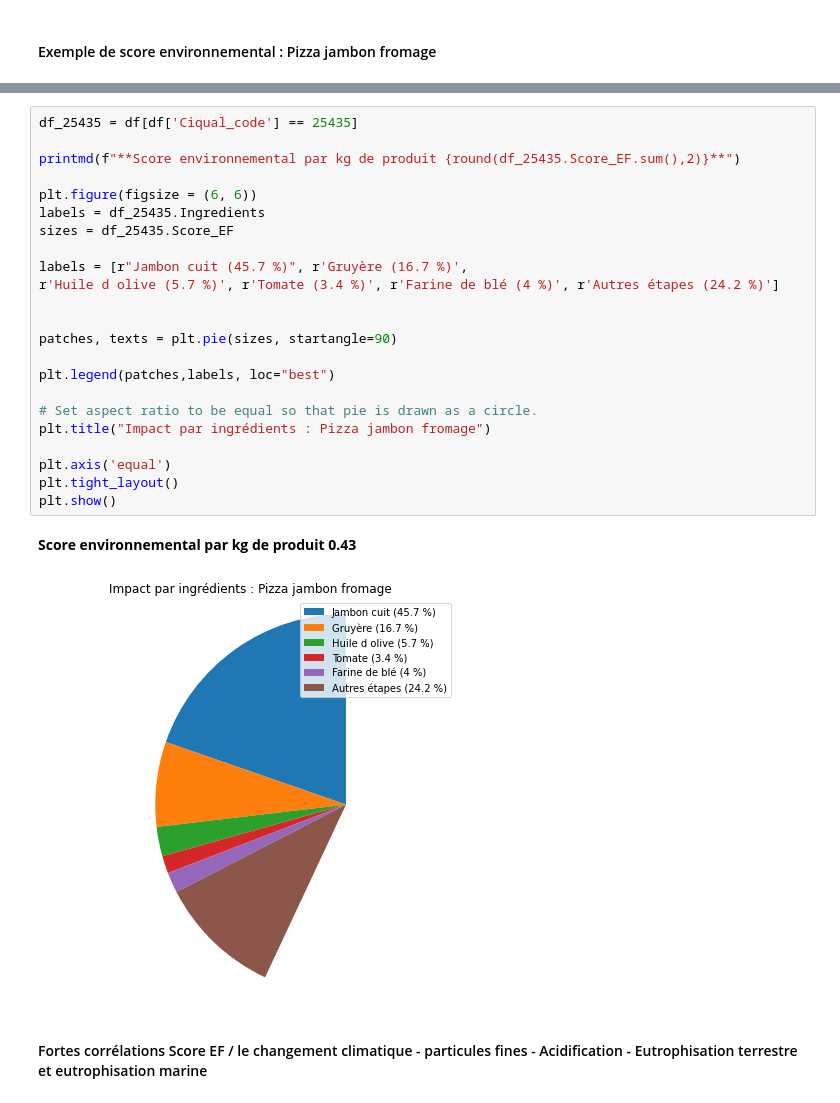
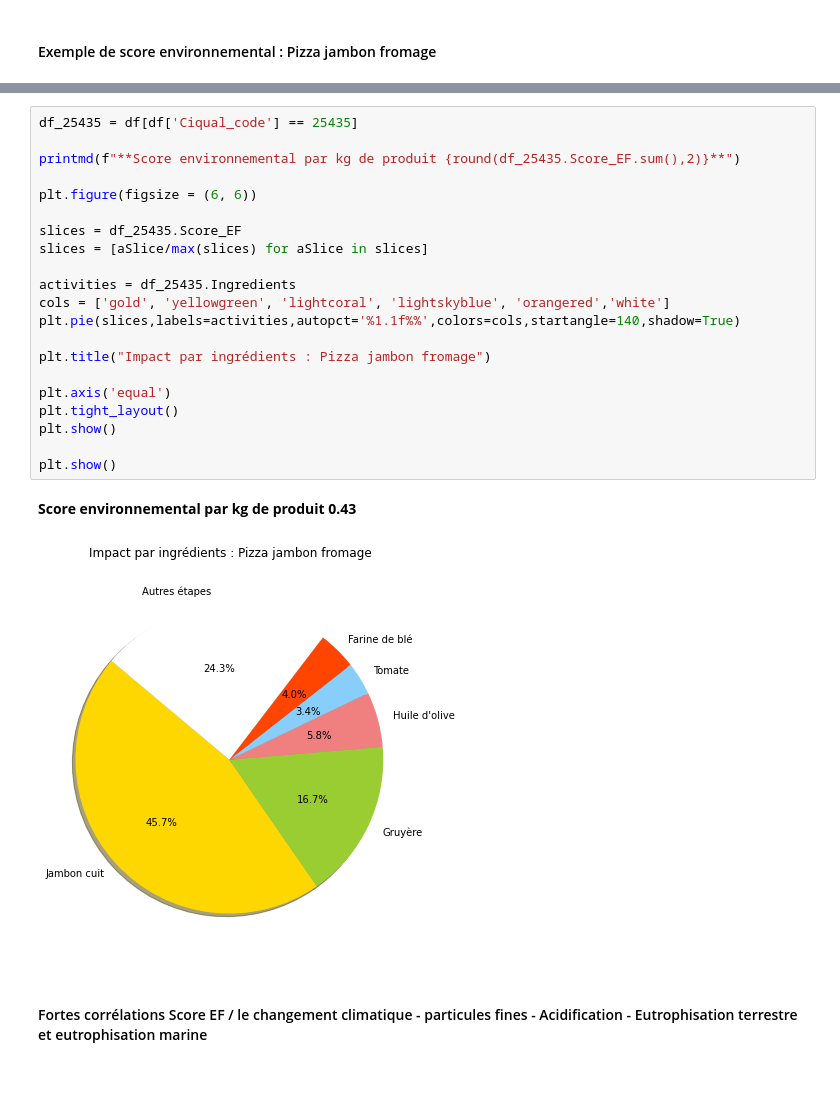
Before and after one commit to pattypooh/agribalyse, a Jupyter notebook: notebooks/01-mbe-eda - Agribalyse.ipynb, the cells around one changed output, grey strips where cells are left out. Drawn from its saved outputs; the diff is of its cells as text.

```diff
--- a/notebooks/01-mbe-eda - Agribalyse.ipynb
+++ b/notebooks/01-mbe-eda - Agribalyse.ipynb
@@ -111,28 +121,26 @@ df_25435.Ingredients
 # %%
 df_25435 = df[df['Ciqual_code'] == 25435]
 
 printmd(f"**Score environnemental par kg de produit {round(df_25435.Score_EF.sum(),2)}**")
 
 plt.figure(figsize = (6, 6))
-labels = df_25435.Ingredients
-sizes = df_25435.Score_EF
 
-labels = [r"Jambon cuit (45.7 %)", r'Gruyère (16.7 %)',
-r'Huile d olive (5.7 %)', r'Tomate (3.4 %)', r'Farine de blé (4 %)', r'Autres étapes (24.2 %)']
+slices = df_25435.Score_EF
+slices = [aSlice/max(slices) for aSlice in slices]
 
+activities = df_25435.Ingredients
+cols = ['gold', 'yellowgreen', 'lightcoral', 'lightskyblue', 'orangered','white']
+plt.pie(slices,labels=activities,autopct='%1.1f%%',colors=cols,startangle=140,shadow=True)
 
-patches, texts = plt.pie(sizes, startangle=90)
-
-plt.legend(patches,labels, loc="best")
-
-# Set aspect ratio to be equal so that pie is drawn as a circle.
 plt.title("Impact par ingrédients : Pizza jambon fromage")
 
 plt.axis('equal')
 plt.tight_layout()
 plt.show()
+
+plt.show()
 # %% [output]
 **Score environnemental par kg de produit 0.43**
-[figure, old version]
+[figure, new version]
 # %% [markdown]
 #### Fortes corrélations Score EF / le changement climatique - particules fines - Acidification - Eutrophisation terrestre et eutrophisation marine
```
Also changed, not shown: parts of 12 cells of this notebook.
